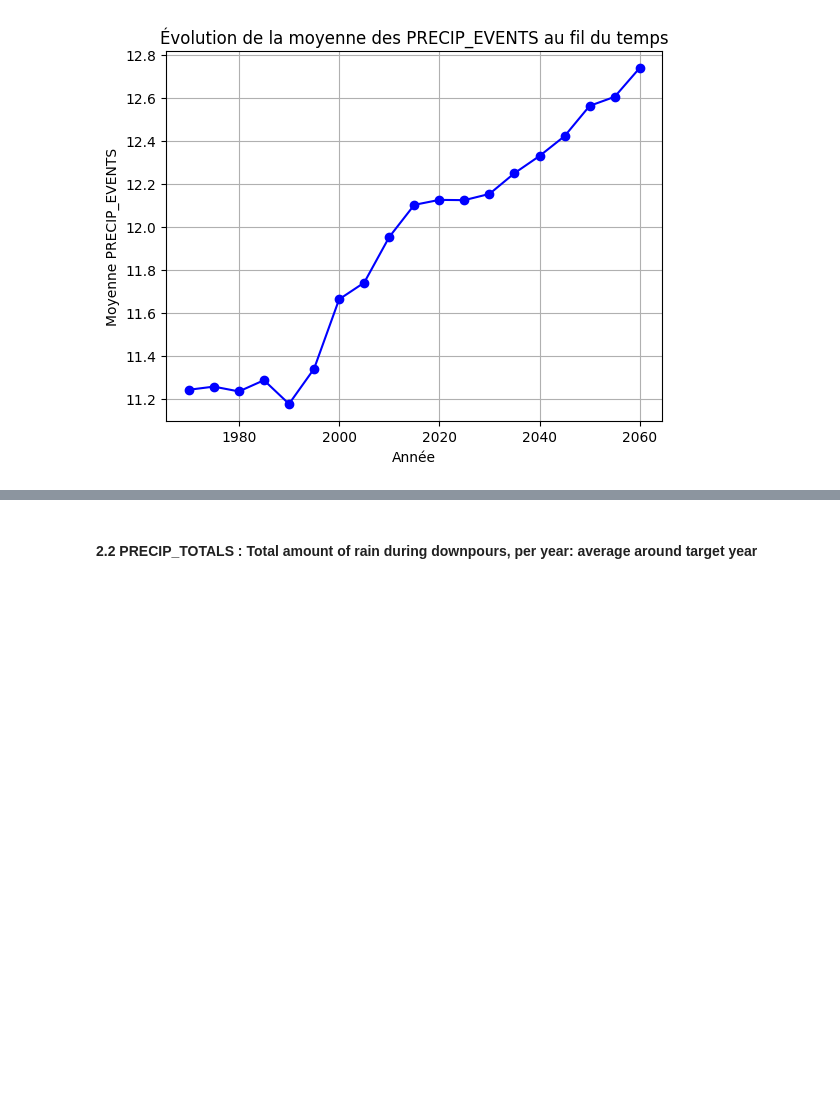
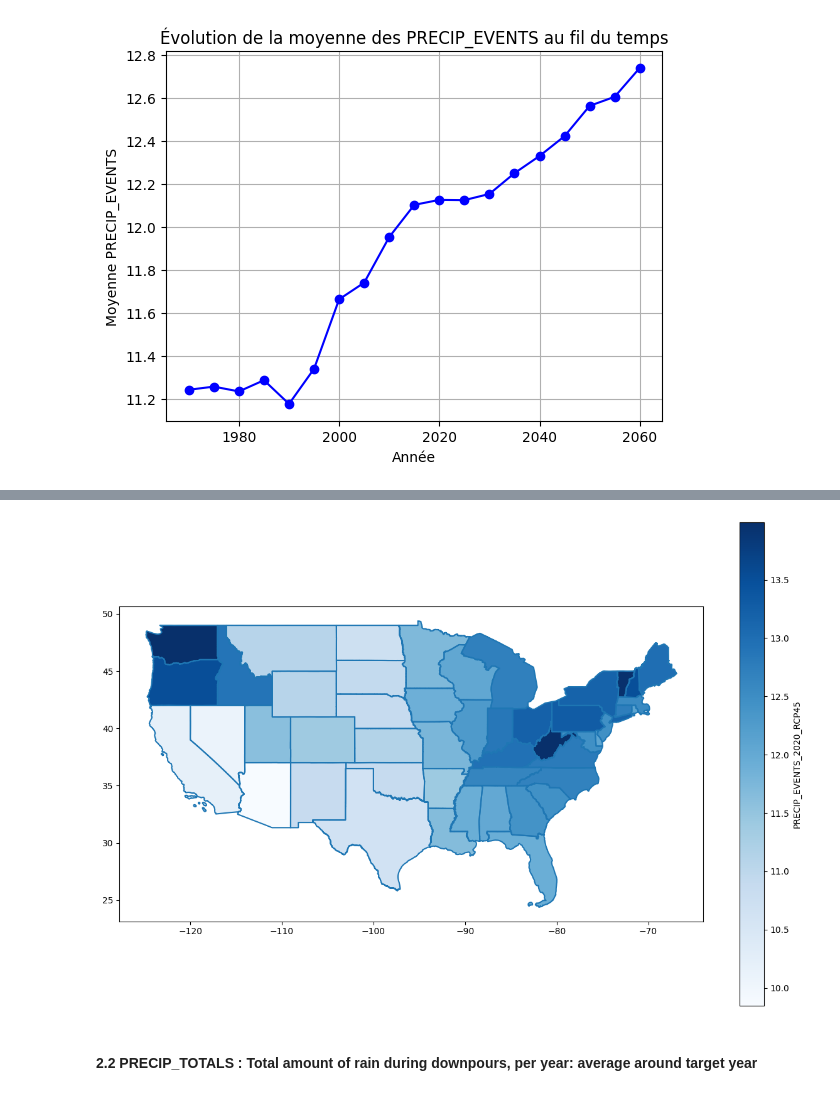
Before and after one commit to Askkip/StatAPP, a Jupyter notebook: US_Climate_Description_Statistics.ipynb, the cells around one changed output, grey strips where cells are left out. Saved outputs shown, nothing was run; the diff lists cells and outputs as text; code cells hidden in the pictures; blank space fills up the shorter version.

```diff
--- a/US_Climate_Description_Statistics.ipynb
+++ b/US_Climate_Description_Statistics.ipynb
@@ -314,3 +322,7 @@ plot_startbyname_histograms(df, "HEAT_EVENTS")
+# %%
+plot_map_feature("PRECIP_EVENTS_2020_RCP45")
+# %% [output]
+[figure, added]
 # %% [markdown]
 #### 2.2 PRECIP_TOTALS : Total amount of rain during downpours, per year: average around target year
 # %%
```
Also changed, not shown: parts of 8 cells of this notebook, 3 other files.
